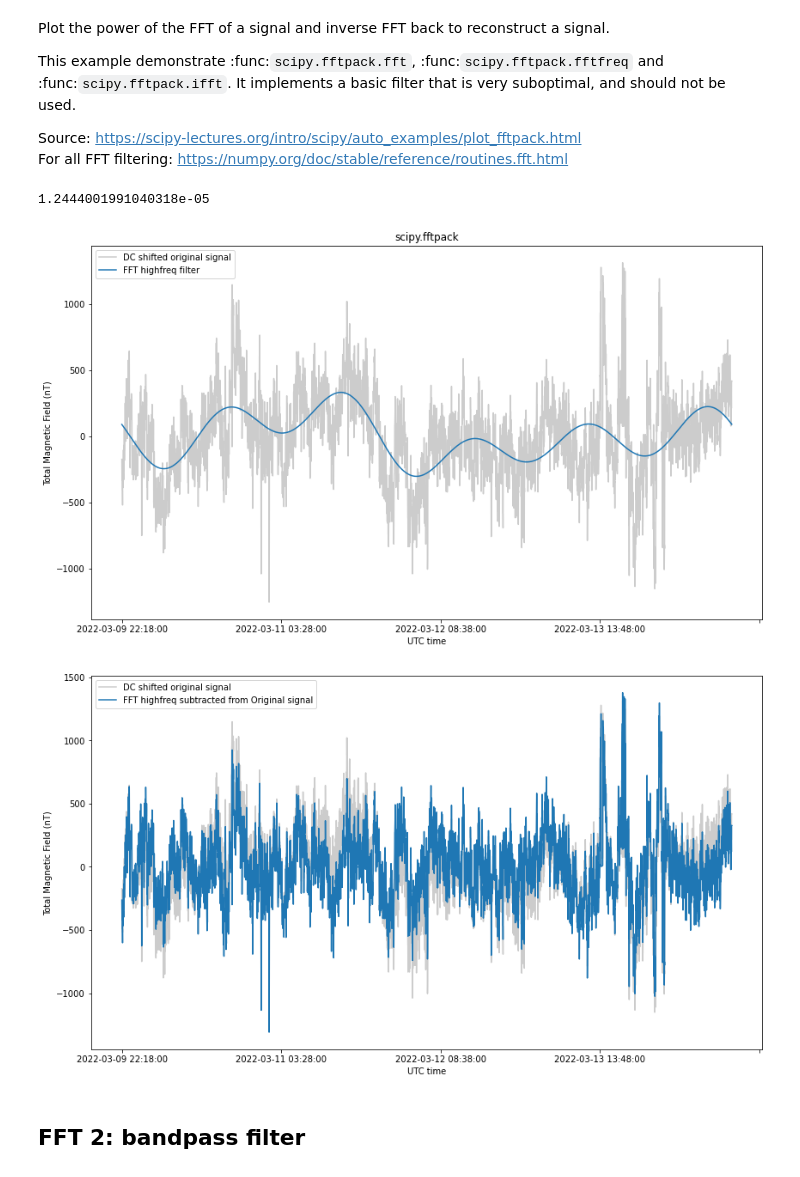
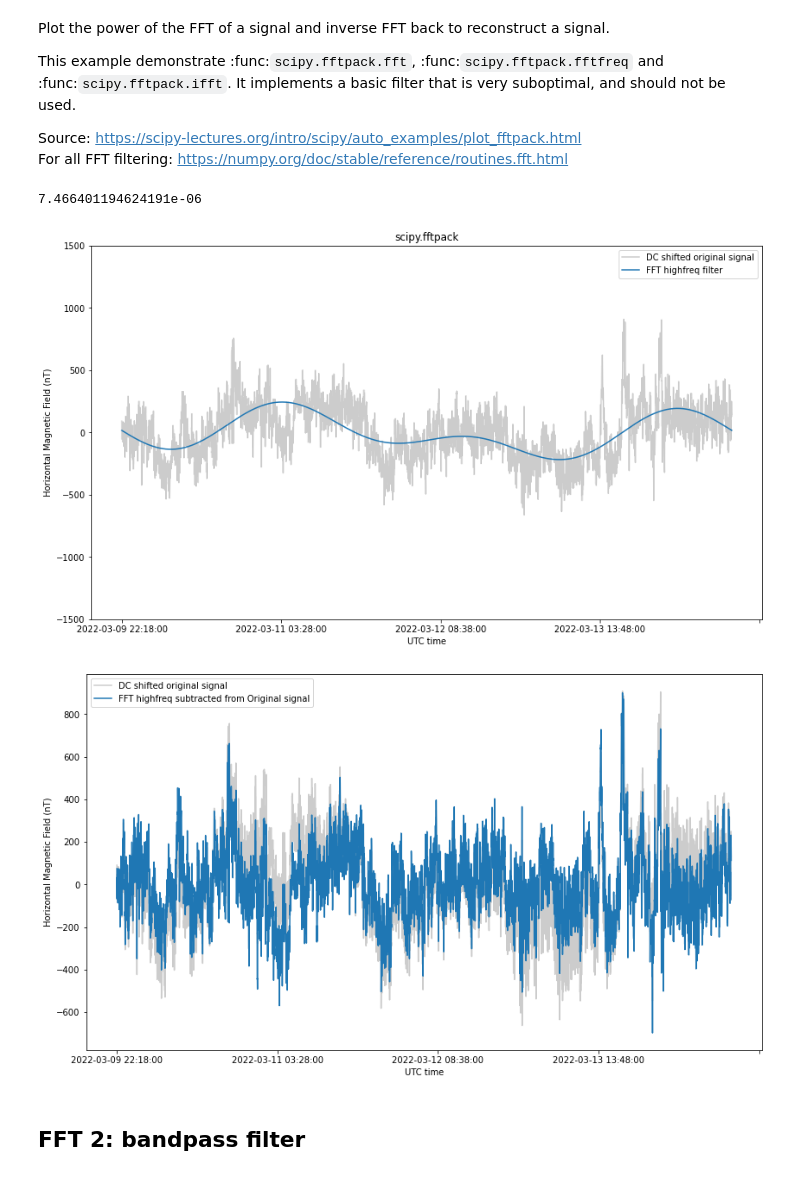
Before and after one commit to juditbergfalk/magneto, a Jupyter notebook: filtertest.ipynb, the cells around one changed output. Drawn from its saved outputs; the diff is of its cells as text; code cells hidden in the pictures.

```diff
--- a/filtertest.ipynb
+++ b/filtertest.ipynb
@@ -18,7 +18,7 @@ filenameCM = 'crowdmag_March 14 2022_iPhone12,1_2022-03-14 135556.csv'
 # Parameters
 timestep = 70                      # Sampling rate in seconds
 pathCM = 'data/crowdmag/'          # Path of the data files
-fieldtype = 'F'                    # Total field
+fieldtype = 'H'                    # Field component
 startCM = 3                        # Trim first 3 datapoints
 endCM = -1                         # Trim end points, -1 is no trimming
 
@@ -27,7 +27,7 @@ date,totalmag,magH,magX,magY,magZ = cm.ReadCSVCrowdMag(pathCM + filenameCM, star
 
 #time = date[3791:5025]
 time = np.linspace(0,len(date),len(date))
-original_mag = totalmag#[3791:5025]
+original_mag = magH#totalmag#[3791:5025]
 print(type(date))
 print(len(date))
 # %% [output]
@@ -81,7 +81,7 @@ from scipy import signal
 # %%
 # Parameters
 n_bkps = 1                                                 # Number of breaking points
-method = 'Bottomup'                                          # Change point detection method
+method = 'Window'                                          # Change point detection method
 model = "l2"  # "l1", "rbf", "linear", "normal", "ar"      # Segment model
 
 # Change point detection
@@ -137,7 +137,8 @@ ax = fig.add_subplot()
 plt.title('DC shift')
 plt.plot(date, mag, label='DC shifted')
 plt.xlabel('UTC time')
-plt.ylabel('Total Magnetic Field (nT)')
+plt.ylabel('Horizontal Magnetic Field (nT)')
+plt.ylim(-1500,1500)
 xticks = ticker.MaxNLocator(5)
 ax.xaxis.set_major_locator(xticks)
 plt.legend()
@@ -270,31 +273,33 @@ plt.title('scipy.fftpack')
 plt.plot(date, mag, label='DC shifted original signal', color='grey', alpha=0.4)
 plt.plot(date, ffthighfreq, label='FFT highfreq filter')
 plt.xlabel('UTC time')
-plt.ylabel('Total Magnetic Field (nT)')
+plt.ylabel('Horizontal Magnetic Field (nT)')
+plt.ylim(-1500,1500)
 xticks = ticker.MaxNLocator(5)
 ax.xaxis.set_major_locator(xticks)
 plt.legend()
 plt.show()
 # %% [output]
-1.2444001991040318e-05
+7.466401194624191e-06
-[figure, old version]
+[figure, new version]
 # %%
 # Subtract high frequencies
 ffthighfreq_mag = mag - ffthighfreq
 
 # Plot
 fig = plt.figure(figsize=(14, 8))
 ax = fig.add_subplot()
 plt.plot(date, mag, label='DC shifted original signal', color='grey', alpha=0.4)
 plt.plot(date, ffthighfreq_mag, label='FFT highfreq subtracted from Original signal')
 plt.xlabel('UTC time')
-plt.ylabel('Total Magnetic Field (nT)')
+plt.ylabel('Horizontal Magnetic Field (nT)')
+plt.ylim(-1500,1500)
 xticks = ticker.MaxNLocator(5)
 ax.xaxis.set_major_locator(xticks)
 plt.legend()
 plt.show()
 # %% [output]
-[figure, old version]
+[figure, new version]
 # %% [markdown]
 ## FFT 2: bandpass filter
 # %% [markdown]
```
Also changed, not shown: parts of 11 cells of this notebook, 2 other files.
